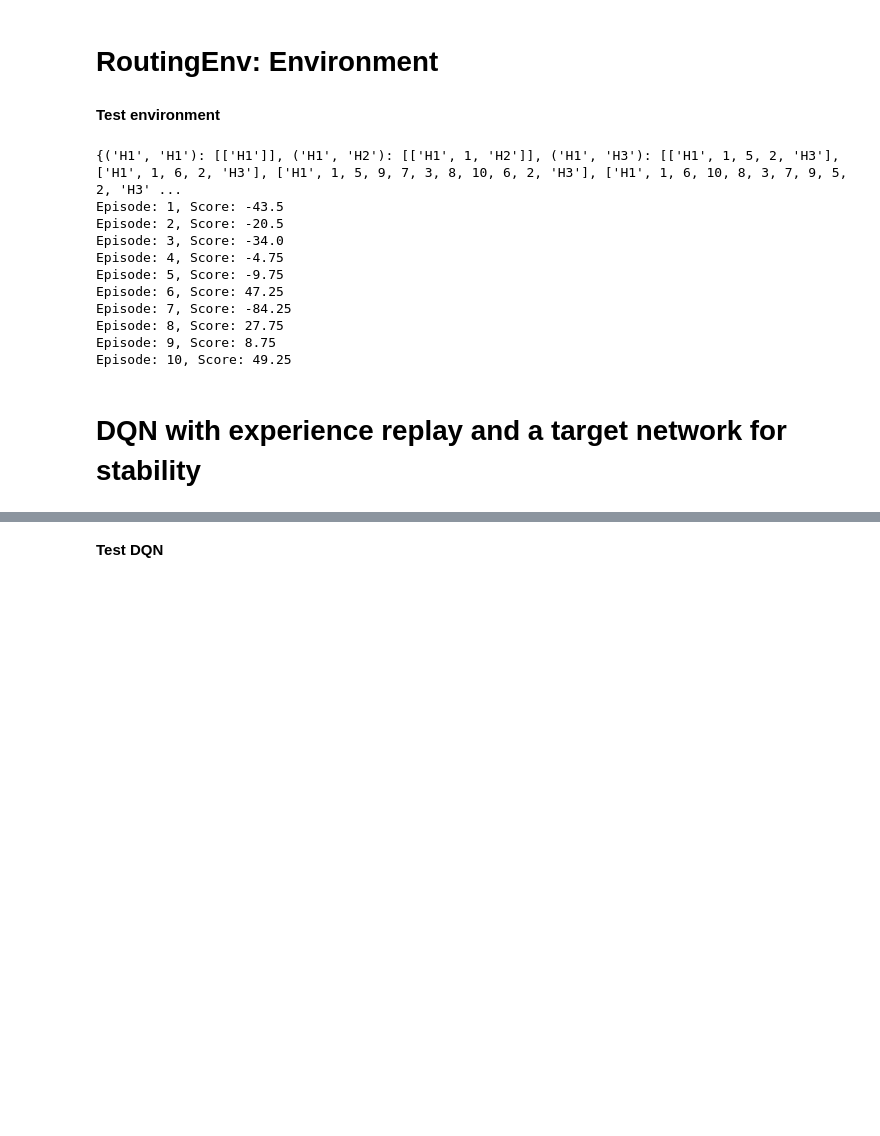
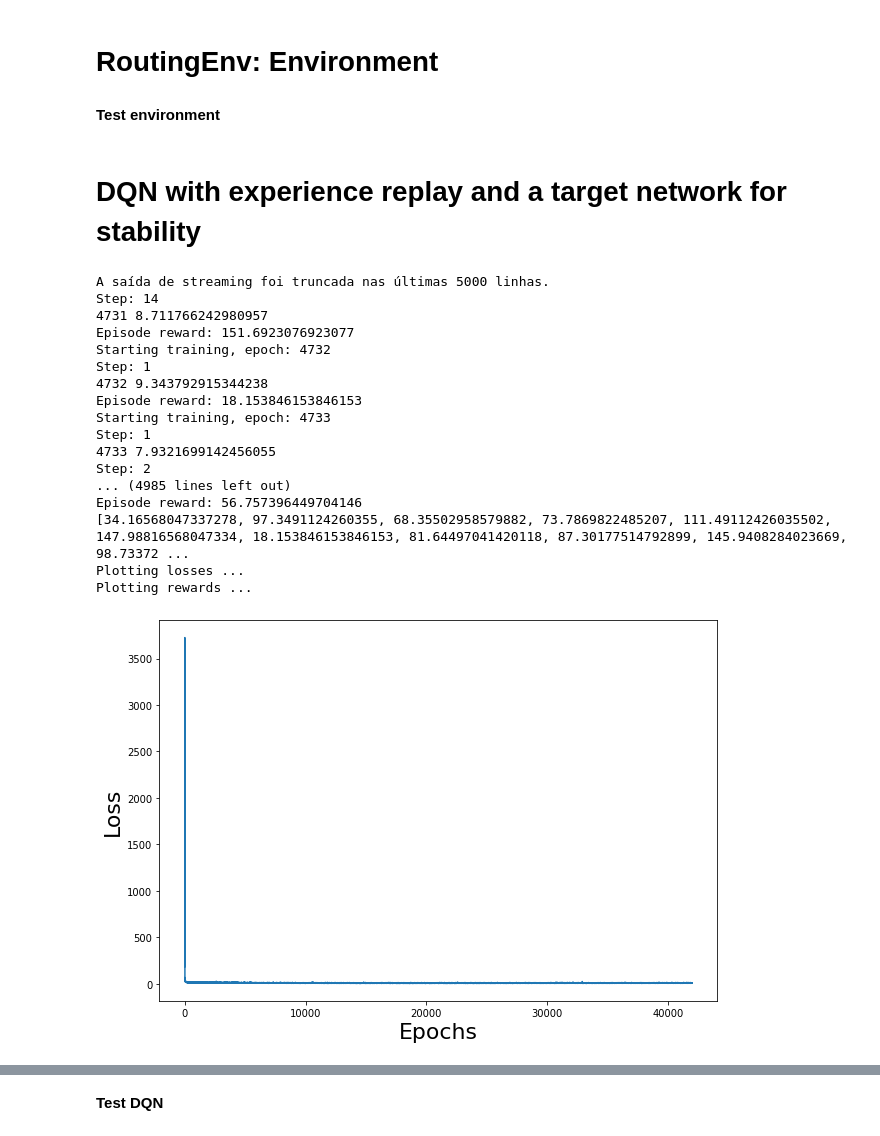
Before and after one commit to diogomgsimoes/DRL-Network-Path-Selection-For-Multimedia-Traffic-in-SDNs, a Jupyter notebook: DRL_routing.ipynb, the cells around one changed output, grey strips where cells are left out. Saved outputs shown, nothing was run; the diff lists cells and outputs as text; code cells hidden in the pictures; blank space fills up the shorter version.

```diff
--- a/DRL_routing.ipynb
+++ b/DRL_routing.ipynb
@@ -244,31 +228,19 @@ class RoutingEnv(Env):
 # %% [markdown]
 **Test environment**
 # %%
-env = RoutingEnv()
-episodes = 10
+# env = RoutingEnv()
+# episodes = 10
 
-for episode in range(1, episodes + 1):
-    env.reset()
-    done = False
-    score = 0
+# for episode in range(1, episodes + 1):
+#     env.reset()
+#     done = False
+#     score = 0
 
-    while not done:
-        n_state, reward, done, info = env.step(random.randint(0, 4))
-        score += reward
+#     while not done:
+#         n_state, reward, done, info = env.step(random.randint(0, 4))
+#         score += reward
 
-    print('Episode: {}, Score: {}'.format(episode, score))
+#     print('Episode: {}, Score: {}'.format(episode, score))
-# %% [output]
-{('H1', 'H1'): [['H1']], ('H1', 'H2'): [['H1', 1, 'H2']], ('H1', 'H3'): [['H1', 1, 5, 2, 'H3'], ['H1', 1, 6, 2, 'H3'], ['H1', 1, 5, 9, 7, 3, 8, 10, 6, 2, 'H3'], ['H1', 1, 6, 10, 8, 3, 7, 9, 5, 2, 'H3' ...
-Episode: 1, Score: -43.5
-Episode: 2, Score: -20.5
-Episode: 3, Score: -34.0
-Episode: 4, Score: -4.75
-Episode: 5, Score: -9.75
-Episode: 6, Score: 47.25
-Episode: 7, Score: -84.25
-Episode: 8, Score: 27.75
-Episode: 9, Score: 8.75
-Episode: 10, Score: 49.25
 # %% [markdown]
 # **DQN with experience replay and a target network for stability**
 # %%
@@ -286,24 +258,18 @@ env = RoutingEnv()
 
 l1 = 845
 l2 = 1500
-l3 = 2700
-l4 = 1300
-l5 = 300
-l6 = 50
-l7 = 5
+l3 = 700
+l4 = 200
+l5 = 5
 
 model = torch.nn.Sequential(
     torch.nn.Linear(l1, l2),
     torch.nn.ReLU(),
     torch.nn.Linear(l2, l3),
     torch.nn.ReLU(),
-    torch.nn.Linear(l3,l4),
+    torch.nn.Linear(l3, l4),
     torch.nn.ReLU(),
-    torch.nn.Linear(l4, l5),
-    torch.nn.ReLU(),
-    torch.nn.Linear(l5, l6),
-    torch.nn.ReLU(),
-    torch.nn.Linear(l6,l7)
+    torch.nn.Linear(l4, l5)
 )
 
 # l1 = 320
@@ -333,9 +299,9 @@ optimizer = torch.optim.Adam(model.parameters(), lr=learning_rate)
 state_flattened_size = 845
 losses = []
 total_reward_list = []
-epochs = 2000
-mem_size = 256
-batch_size = 128
+epochs = 5000
+mem_size = 50000
+batch_size = 256
 sync_freq = 50
 replay = deque(maxlen=mem_size)
 
@@ -344,7 +310,7 @@ for i in range(epochs):
     cnt = 0
     total_reward = 0
     _state = env.get_state()
-    state1 = torch.flatten(torch.from_numpy(_state.astype(np.float32))).reshape(1,state_flattened_size)
+    state1 = torch.flatten(torch.from_numpy(_state.astype(np.float32))).reshape(1, state_flattened_size)
     done = False
     env.reset()
 
@@ -393,35 +359,54 @@ for i in range(epochs):
     total_reward_list.append(total_reward)
     print("Episode reward:", total_reward)
 
-    if epsilon > 0:
+    if epsilon > 0.05:
         epsilon -= (1/epochs)
 
 print(total_reward_list)
 
 print('Plotting losses ...')
 plt.figure(figsize=(10,7))
 plt.plot(losses)
 plt.xlabel("Epochs",fontsize=22)
 plt.ylabel("Loss",fontsize=22)
 plt.savefig('avg_loss.png')
 
 print('Plotting rewards ...')
 plt.figure(figsize=(10,7))
 plt.plot(total_reward_list)
 plt.xlabel("Epochs",fontsize=22)
 plt.ylabel("Return",fontsize=22)
 plt.savefig('avg_return.png')
 
 sizes = [25, 50, 100, 200]
 for size in sizes:
     avg = []
     for idx in range(0, len(total_reward_list), size):
         avg += [sum(val for val in total_reward_list[idx:idx + size]) / size]
 
     plt.figure(figsize=(10,7))
     plt.plot(avg)
     plt.xlabel("Epochs",fontsize=22)
     plt.ylabel("Return",fontsize=22)
     plt.savefig('avg_return_{}.png'.format(size))
 
 torch.save(model.state_dict(), 'dqn_model_exp_replay_target_network.pt')
+# %% [output]
+A saída de streaming foi truncada nas últimas 5000 linhas.
+Step: 14
+4731 8.711766242980957
+Episode reward: 151.6923076923077
+Starting training, epoch: 4732
+Step: 1
+4732 9.343792915344238
+Episode reward: 18.153846153846153
+Starting training, epoch: 4733
+Step: 1
+4733 7.9321699142456055
+Step: 2
+... (4985 lines left out)
+Episode reward: 56.757396449704146
+[34.16568047337278, 97.3491124260355, 68.35502958579882, 73.7869822485207, 111.49112426035502, 147.98816568047334, 18.153846153846153, 81.64497041420118, 87.30177514792899, 145.9408284023669, 98.73372 ...
+Plotting losses ...
+Plotting rewards ...
+[figure, added]
```
Also changed, not shown: parts of 19 cells of this notebook.
